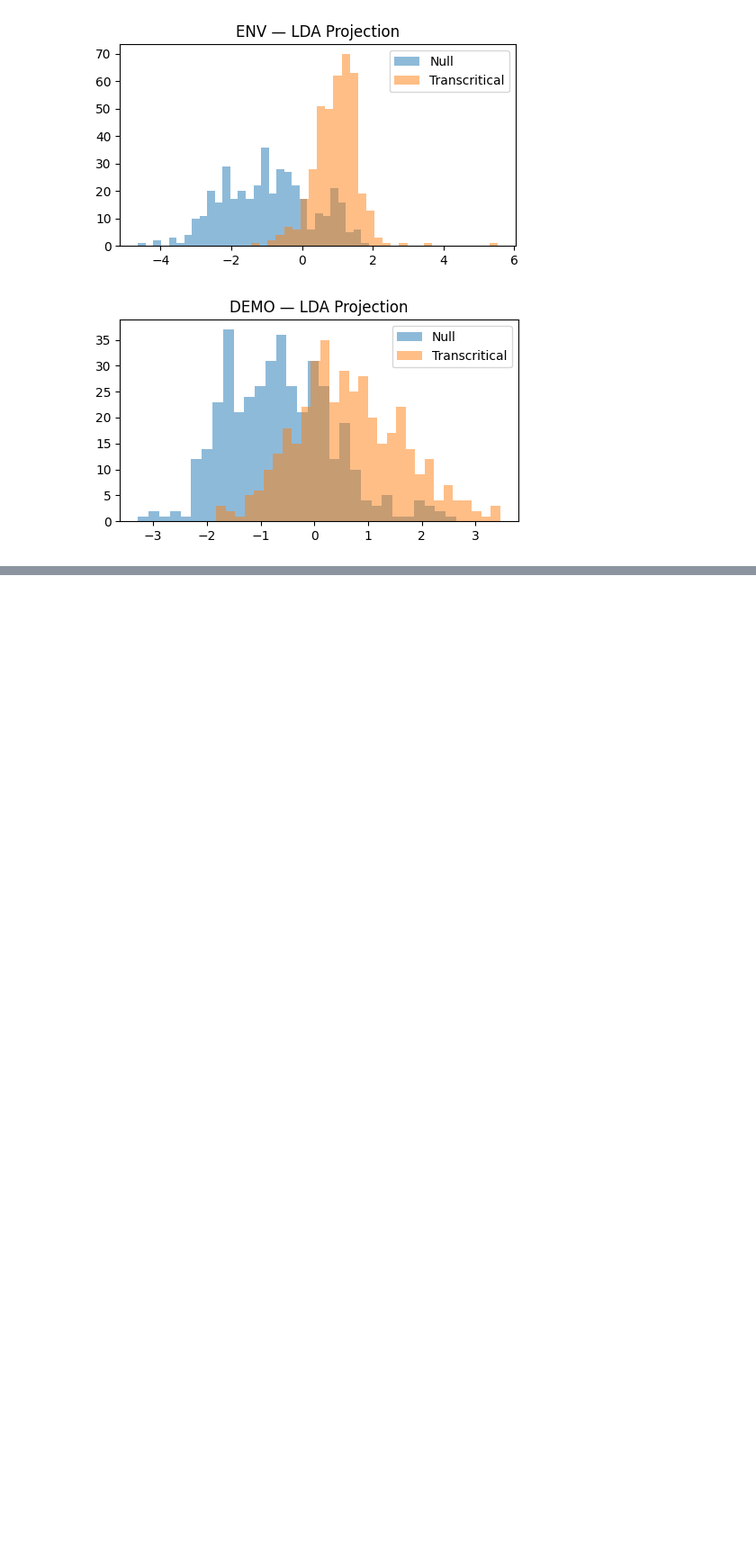
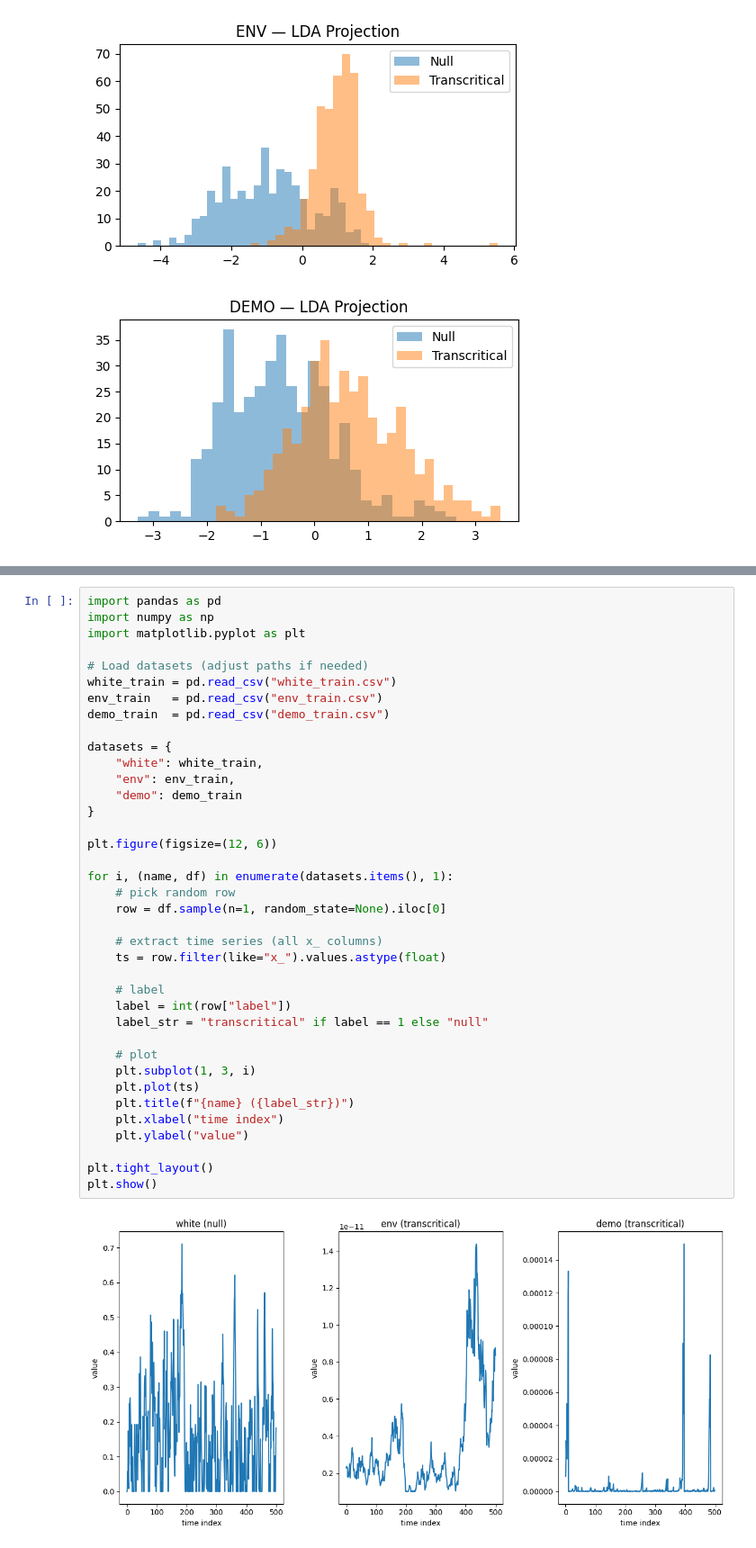
Before and after one commit to dhruvmenon76/BME590Project, a Jupyter notebook: notebooks/simulation_exploration.ipynb, the cells around one changed output, grey strips where cells are left out. Shown at 90% size. Cells and saved outputs as stored; diff of their text form; blank space fills up the shorter version.

Commit message:
created dataset with time series for regression tasks

```diff
--- a/notebooks/simulation_exploration.ipynb
+++ b/notebooks/simulation_exploration.ipynb
@@ -1015,0 +1138,40 @@ for name in ["WHITE", "ENV", "DEMO"]:
+# %%
+import pandas as pd
+import numpy as np
+import matplotlib.pyplot as plt
+
+# Load datasets (adjust paths if needed)
+white_train = pd.read_csv("white_train.csv")
+env_train   = pd.read_csv("env_train.csv")
+demo_train  = pd.read_csv("demo_train.csv")
+
+datasets = {
+    "white": white_train,
+    "env": env_train,
+    "demo": demo_train
+}
+
+plt.figure(figsize=(12, 6))
+
+for i, (name, df) in enumerate(datasets.items(), 1):
+    # pick random row
+    row = df.sample(n=1, random_state=None).iloc[0]
+
+    # extract time series (all x_ columns)
+    ts = row.filter(like="x_").values.astype(float)
+
+    # label
+    label = int(row["label"])
+    label_str = "transcritical" if label == 1 else "null"
+
+    # plot
+    plt.subplot(1, 3, i)
+    plt.plot(ts)
+    plt.title(f"{name} ({label_str})")
+    plt.xlabel("time index")
+    plt.ylabel("value")
+
+plt.tight_layout()
+plt.show()
+# %% [output]
+[figure, added]
```
Also changed, not shown: parts of 1 cell of this notebook, 6 other files.
